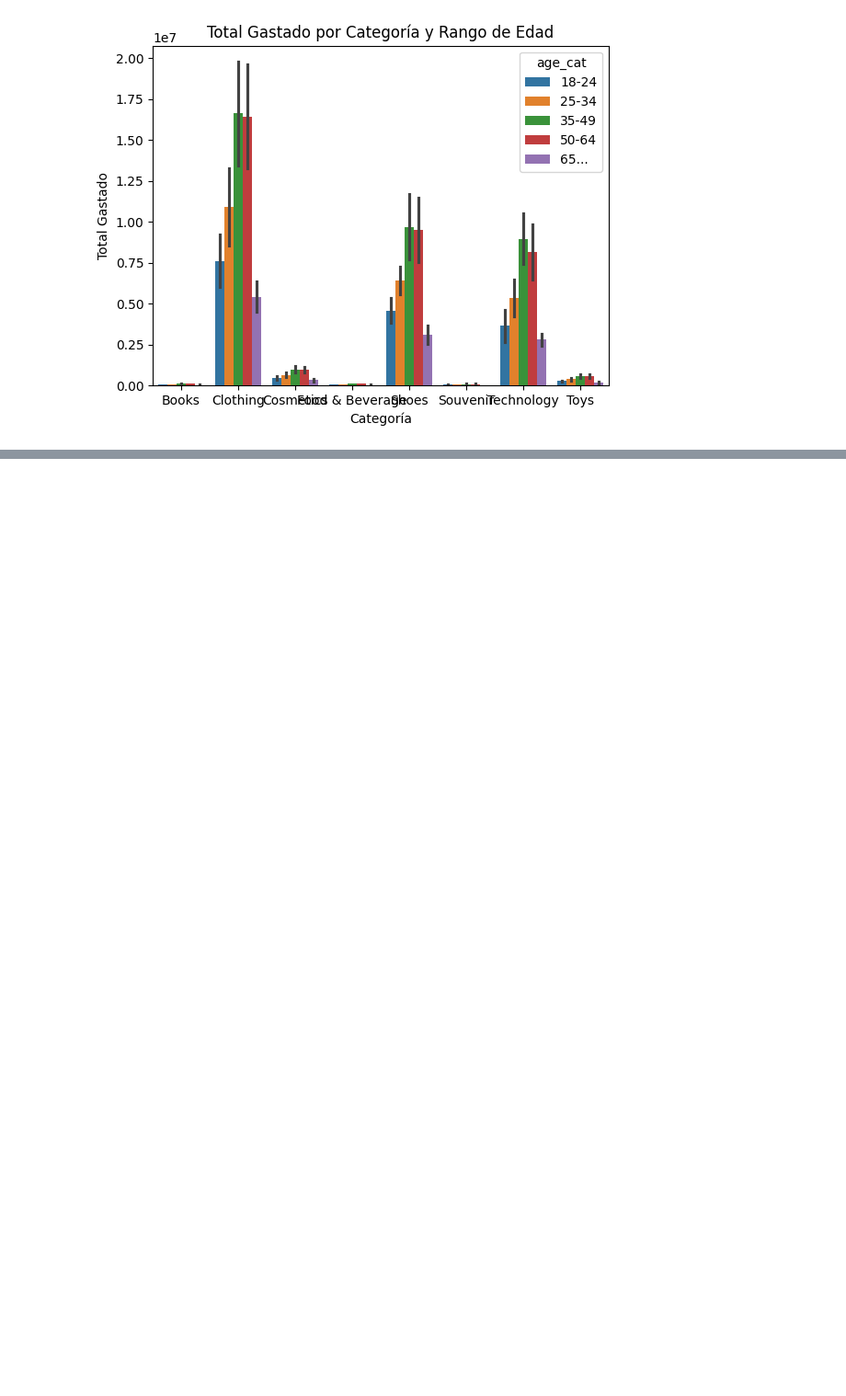
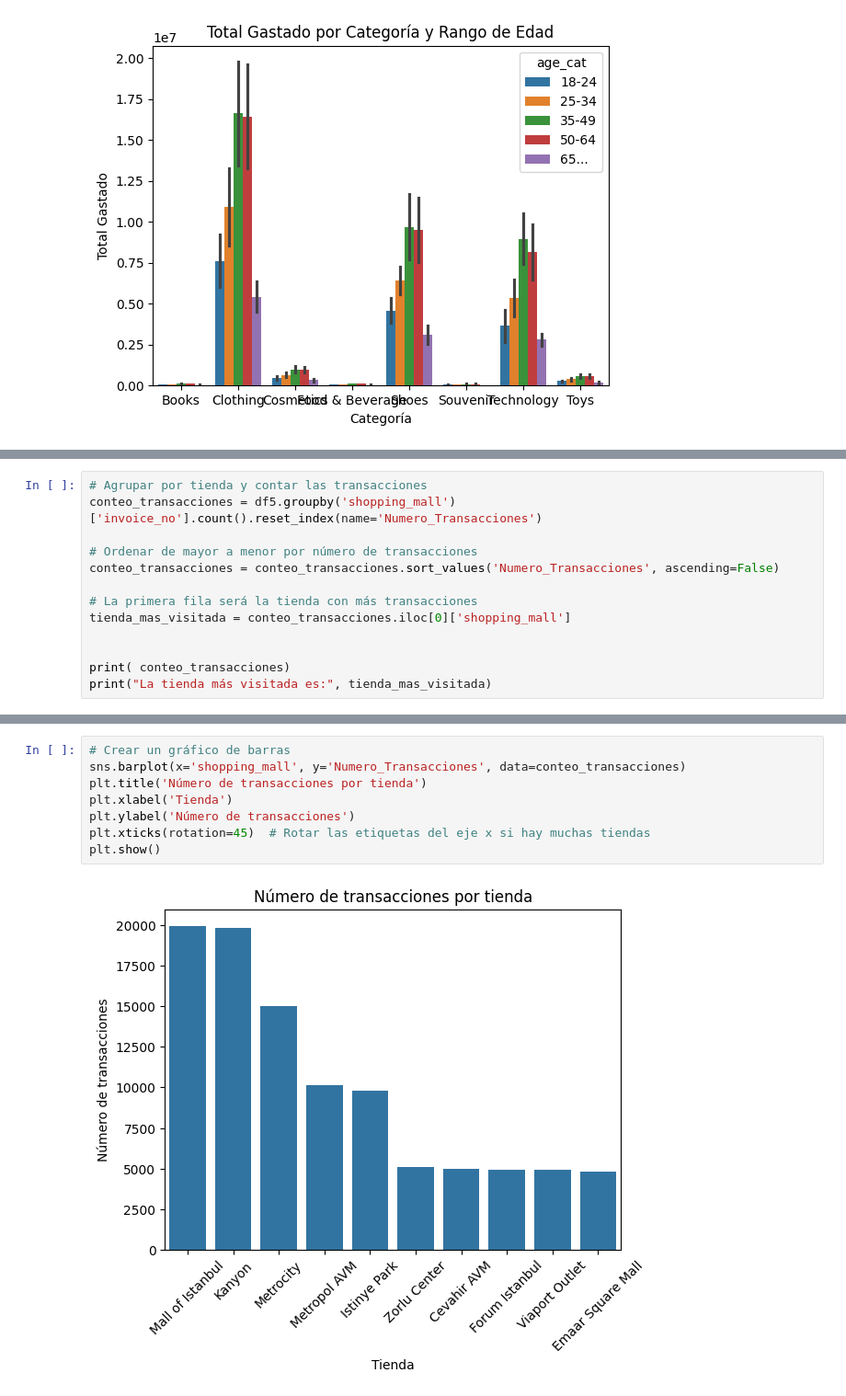
Before and after one commit to CarmenRosillo/retail-analisis, a Jupyter notebook: retail.ipynb, the cells around one changed output, grey strips where cells are left out. Shown: that part at 92% size. Saved outputs shown, nothing was run; the diff lists cells and outputs as text; blank space fills up the shorter version.

```diff
--- a/retail.ipynb
+++ b/retail.ipynb
@@ -853,0 +865,13 @@ plt.show()
+# %%
+# Agrupar por tienda y contar las transacciones
+conteo_transacciones = df5.groupby('shopping_mall')['invoice_no'].count().reset_index(name='Numero_Transacciones')
+
+# Ordenar de mayor a menor por número de transacciones
+conteo_transacciones = conteo_transacciones.sort_values('Numero_Transacciones', ascending=False)
+
+# La primera fila será la tienda con más transacciones
+tienda_mas_visitada = conteo_transacciones.iloc[0]['shopping_mall']
+
+
+print( conteo_transacciones)
+print("La tienda más visitada es:", tienda_mas_visitada)
@@ -853,0 +891,10 @@ plt.show()
+# %%
+# Crear un gráfico de barras
+sns.barplot(x='shopping_mall', y='Numero_Transacciones', data=conteo_transacciones)
+plt.title('Número de transacciones por tienda')
+plt.xlabel('Tienda')
+plt.ylabel('Número de transacciones')
+plt.xticks(rotation=45)  # Rotar las etiquetas del eje x si hay muchas tiendas
+plt.show()
+# %% [output]
+[figure, added]
```
Also changed, not shown: parts of 3 cells of this notebook.
